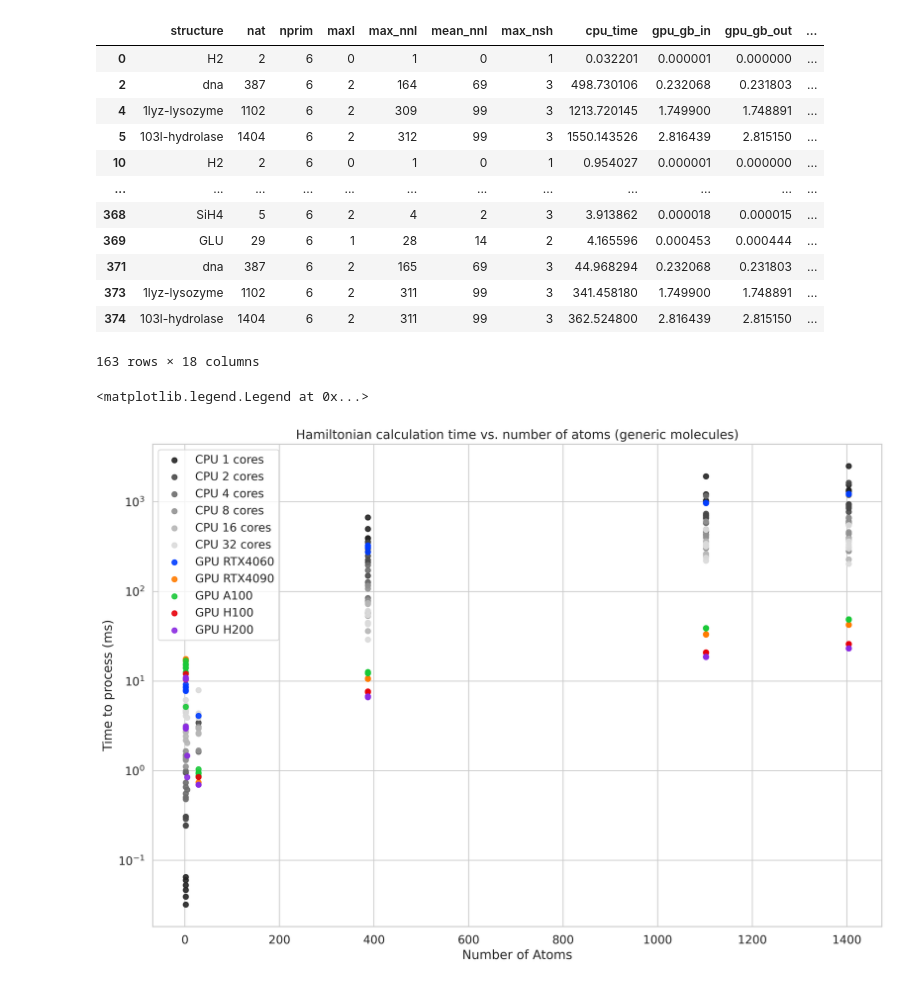
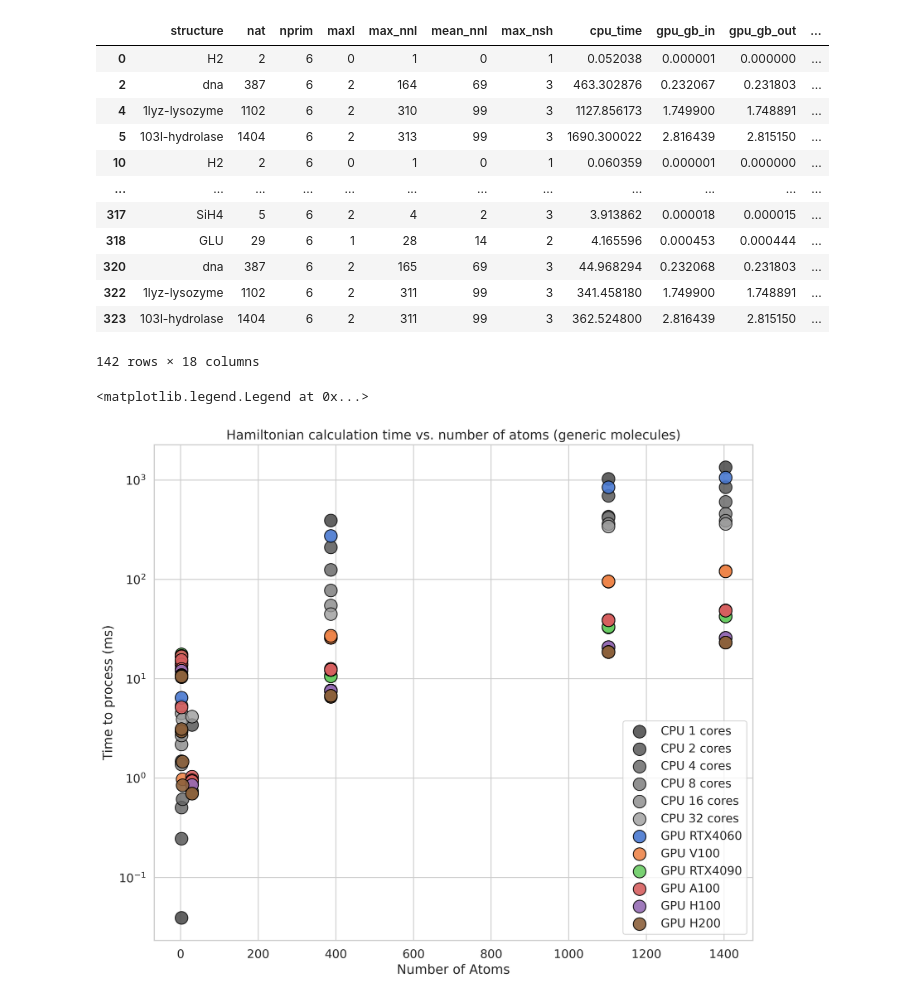
Before and after one commit to tornikeo/tblite, a Jupyter notebook: notes/make_figures.ipynb, the cells around one changed output. Drawn from its saved outputs; the diff is of its cells as text; code cells hidden in the pictures.

```diff
--- a/notes/make_figures.ipynb
+++ b/notes/make_figures.ipynb
@@ -7,7 +1,12 @@ import seaborn as sns
 # %%
-# load rtx4060 data
+import pandas as pd
+import numpy as np
+import os
+import matplotlib.pyplot as plt
+import seaborn as sns
+
 all_data = []
-for ncpu in [1, 2, 4, 8, 16, 32]:
+for ncpu in [1, ]:
     df = pd.read_csv(f'notes/data/rtx4060/{ncpu}cpu.csv')
     df['gpu_type'] = 'rtx4060'
     df['ncpu'] = ncpu
@@ -52,56 +51,57 @@ df = all_data[~all_data['is_alkane']]
 df
 # %% [output]
 |  | structure | nat | nprim | maxl | max_nnl | mean_nnl | max_nsh | cpu_time | gpu_gb_in | gpu_gb_out | ... |
-| 0 | H2 | 2 | 6 | 0 | 1 | 0 | 1 | 0.032201 | 0.000001 | 0.000000 | ... |
-| 2 | dna | 387 | 6 | 2 | 164 | 69 | 3 | 498.730106 | 0.232068 | 0.231803 | ... |
-| 4 | 1lyz-lysozyme | 1102 | 6 | 2 | 309 | 99 | 3 | 1213.720145 | 1.749900 | 1.748891 | ... |
-| 5 | 103l-hydrolase | 1404 | 6 | 2 | 312 | 99 | 3 | 1550.143526 | 2.816439 | 2.815150 | ... |
-| 10 | H2 | 2 | 6 | 0 | 1 | 0 | 1 | 0.954027 | 0.000001 | 0.000000 | ... |
+| 0 | H2 | 2 | 6 | 0 | 1 | 0 | 1 | 0.052038 | 0.000001 | 0.000000 | ... |
+| 2 | dna | 387 | 6 | 2 | 164 | 69 | 3 | 463.302876 | 0.232067 | 0.231803 | ... |
+| 4 | 1lyz-lysozyme | 1102 | 6 | 2 | 310 | 99 | 3 | 1127.856173 | 1.749900 | 1.748891 | ... |
+| 5 | 103l-hydrolase | 1404 | 6 | 2 | 313 | 99 | 3 | 1690.300022 | 2.816439 | 2.815150 | ... |
+| 10 | H2 | 2 | 6 | 0 | 1 | 0 | 1 | 0.060359 | 0.000001 | 0.000000 | ... |
 | ... | ... | ... | ... | ... | ... | ... | ... | ... | ... | ... | ... |
-| 368 | SiH4 | 5 | 6 | 2 | 4 | 2 | 3 | 3.913862 | 0.000018 | 0.000015 | ... |
-| 369 | GLU | 29 | 6 | 1 | 28 | 14 | 2 | 4.165596 | 0.000453 | 0.000444 | ... |
-| 371 | dna | 387 | 6 | 2 | 165 | 69 | 3 | 44.968294 | 0.232068 | 0.231803 | ... |
-| 373 | 1lyz-lysozyme | 1102 | 6 | 2 | 311 | 99 | 3 | 341.458180 | 1.749900 | 1.748891 | ... |
-| 374 | 103l-hydrolase | 1404 | 6 | 2 | 311 | 99 | 3 | 362.524800 | 2.816439 | 2.815150 | ... |
+| 317 | SiH4 | 5 | 6 | 2 | 4 | 2 | 3 | 3.913862 | 0.000018 | 0.000015 | ... |
+| 318 | GLU | 29 | 6 | 1 | 28 | 14 | 2 | 4.165596 | 0.000453 | 0.000444 | ... |
+| 320 | dna | 387 | 6 | 2 | 165 | 69 | 3 | 44.968294 | 0.232068 | 0.231803 | ... |
+| 322 | 1lyz-lysozyme | 1102 | 6 | 2 | 311 | 99 | 3 | 341.458180 | 1.749900 | 1.748891 | ... |
+| 323 | 103l-hydrolase | 1404 | 6 | 2 | 311 | 99 | 3 | 362.524800 | 2.816439 | 2.815150 | ... |
-163 rows × 18 columns
+142 rows × 18 columns
 # %%
 # First plot, plot 1/cpu_time and 1/gpu_time, over increasing number of atoms `nat` (x-axis).
 # Lines: gray to black CPU, 1, 2, ... 32
 # Lines: nvidia green, GPUs, rtx4060, rtx4090, h100
-plt.figure(figsize=(15, 10), dpi=300)
+plt.figure(figsize=(12, 10), dpi=300)
 sns.set_style("whitegrid")
 sns.set_palette("dark")
 sns.set_context("notebook", font_scale=1.2)
 
 # Plot CPU data
 df = df.sort_values(by='nat')
 natoms = df['nat']
 cpu_times = df['cpu_time']
 cpu_cores = df['ncpu']
 gpu_times = df['gpu_time']
 gpu_types = df['gpu_type']
 
-cpu_palette = sns.color_palette("gray", n_colors=6)  # 6 shades of gray for 1, 2, 4, 8, 16, 32 cores
+cpu_palette = sns.color_palette("gray", n_colors=12)  # 6 shades of gray for 1, 2, 4, 8, 16, 32 cores
 for i, ncpu in enumerate([1, 2, 4, 8, 16, 32]):
-  mask = (cpu_cores == ncpu)
+  mask = (cpu_cores == ncpu) & (gpu_types == 'h200')
   plt.scatter(natoms[mask], cpu_times[mask],
-           label=f'CPU {ncpu} cores', color=cpu_palette[i], alpha=0.9)
+           label=f'CPU {ncpu} cores',
+           color=cpu_palette[i + 2], alpha=0.8, marker='o', s=200, edgecolor='black')
 
 # gpu_palette = sns.color_palette("Greens", n_colors=6)  # 3 shades of green for rtx4060, rtx4090, h100
-gpu_palette = sns.color_palette("bright", n_colors=12)  # Bright palette for GPUs
-for i, gpu_type in enumerate(['rtx4060', 'rtx4090', 'a100', 'h100', 'h200']):
+gpu_palette = sns.color_palette("muted", n_colors=12)  # Viridis palette for GPUs
+for i, gpu_type in enumerate(['rtx4060', 'v100', 'rtx4090', 'a100', 'h100', 'h200']):
   mask = (gpu_types == gpu_type)
   color = gpu_palette[i]
-  plt.scatter(natoms[mask], gpu_times[mask], label=f'GPU {gpu_type.upper()}', color=color, alpha=0.9)
+  plt.scatter(natoms[mask], gpu_times[mask], label=f'GPU {gpu_type.upper()}', color=color, alpha=0.9, marker='o', s=200, edgecolor='black')
 
 plt.xlabel('Number of Atoms')
 plt.ylabel('Time to process (ms)')
 plt.yscale('log')
 plt.title('Hamiltonian calculation time vs. number of atoms (generic molecules)')
 plt.legend()
 # %% [output]
 <matplotlib.legend.Legend at 0x...>
-[figure, old version]
+[figure, new version]
 # %%
 # First plot, plot 1/cpu_time and 1/gpu_time, over increasing number of atoms `nat` (x-axis).
 # Lines: gray to black CPU, 1, 2, ... 32
```
Also changed, not shown: parts of 9 cells of this notebook, 17 other files.
